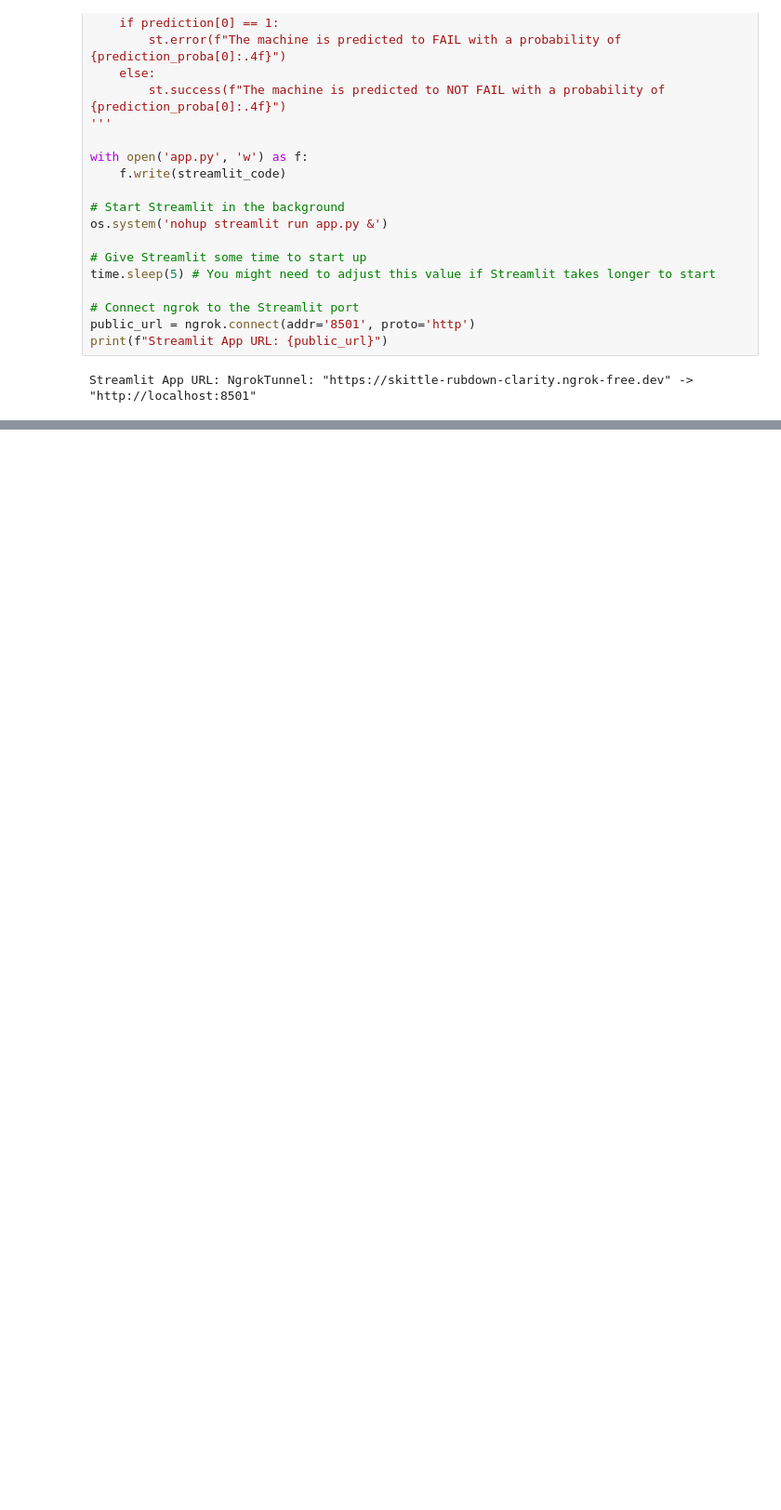
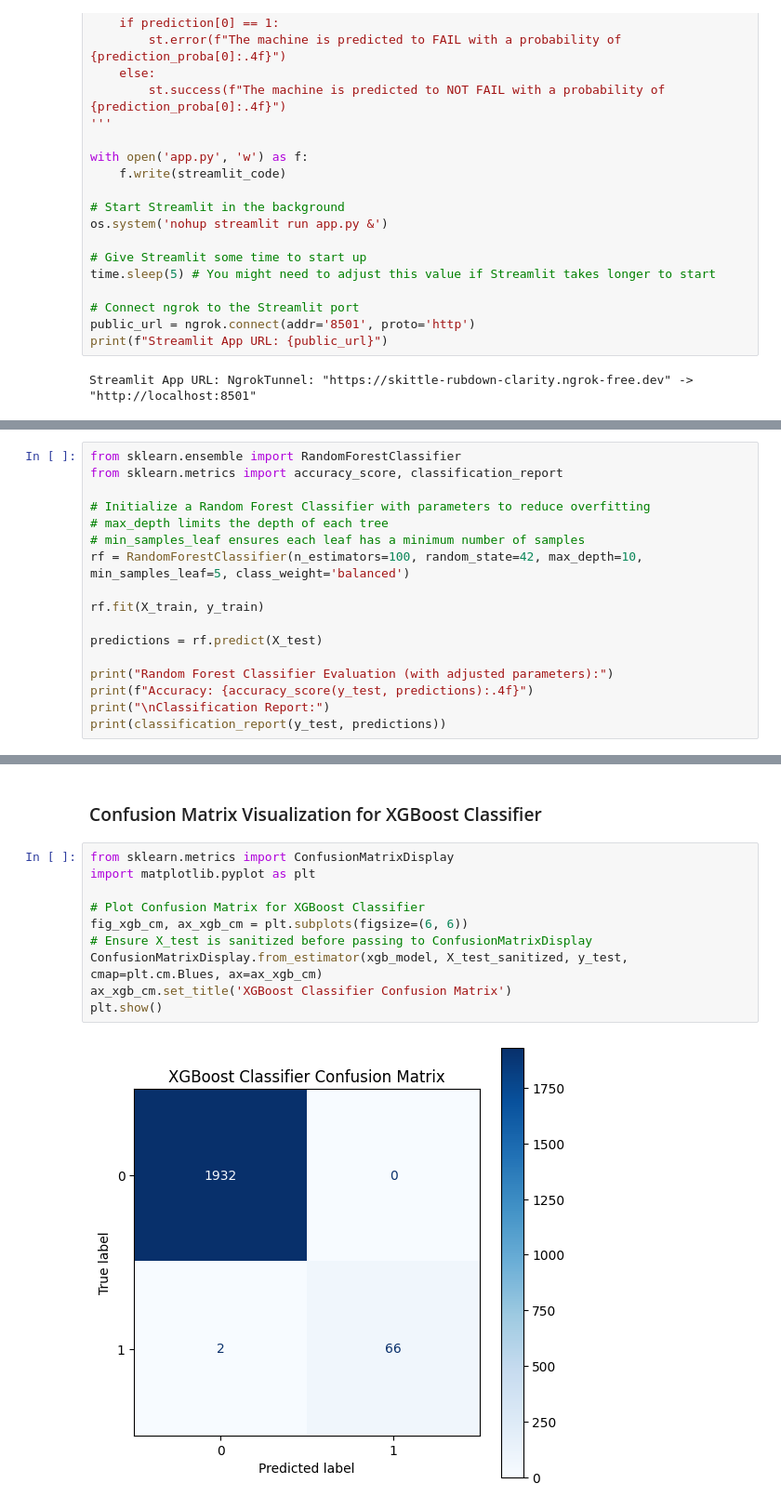
Before and after one commit to SaymaSJ/Machine-learning-project-practice, a Jupyter notebook: Predictive_Maintenance_Machine_Failure_Prediction.ipynb, the cells around one changed output, grey strips where cells are left out. Shown at 93% size. Saved outputs shown, nothing was run; the diff lists cells and outputs as text; blank space fills up the shorter version.

```diff
--- a/Predictive_Maintenance_Machine_Failure_Prediction.ipynb
+++ b/Predictive_Maintenance_Machine_Failure_Prediction.ipynb
@@ -614,0 +728,17 @@ Streamlit App URL: NgrokTunnel: "https://skittle-rubdown-clarity.ngrok-free.dev"
+# %%
+from sklearn.ensemble import RandomForestClassifier
+from sklearn.metrics import accuracy_score, classification_report
+
+# Initialize a Random Forest Classifier with parameters to reduce overfitting
+# max_depth limits the depth of each tree
+# min_samples_leaf ensures each leaf has a minimum number of samples
+rf = RandomForestClassifier(n_estimators=100, random_state=42, max_depth=10, min_samples_leaf=5, class_weight='balanced')
+
+rf.fit(X_train, y_train)
+
+predictions = rf.predict(X_test)
+
+print("Random Forest Classifier Evaluation (with adjusted parameters):")
+print(f"Accuracy: {accuracy_score(y_test, predictions):.4f}")
+print("\nClassification Report:")
+print(classification_report(y_test, predictions))
@@ -614,0 +855,14 @@ Streamlit App URL: NgrokTunnel: "https://skittle-rubdown-clarity.ngrok-free.dev"
+# %% [markdown]
+### Confusion Matrix Visualization for XGBoost Classifier
+# %%
+from sklearn.metrics import ConfusionMatrixDisplay
+import matplotlib.pyplot as plt
+
+# Plot Confusion Matrix for XGBoost Classifier
+fig_xgb_cm, ax_xgb_cm = plt.subplots(figsize=(6, 6))
+# Ensure X_test is sanitized before passing to ConfusionMatrixDisplay
+ConfusionMatrixDisplay.from_estimator(xgb_model, X_test_sanitized, y_test, cmap=plt.cm.Blues, ax=ax_xgb_cm)
+ax_xgb_cm.set_title('XGBoost Classifier Confusion Matrix')
+plt.show()
+# %% [output]
+[figure, added]
```
Also changed, not shown: parts of 20 cells of this notebook.
